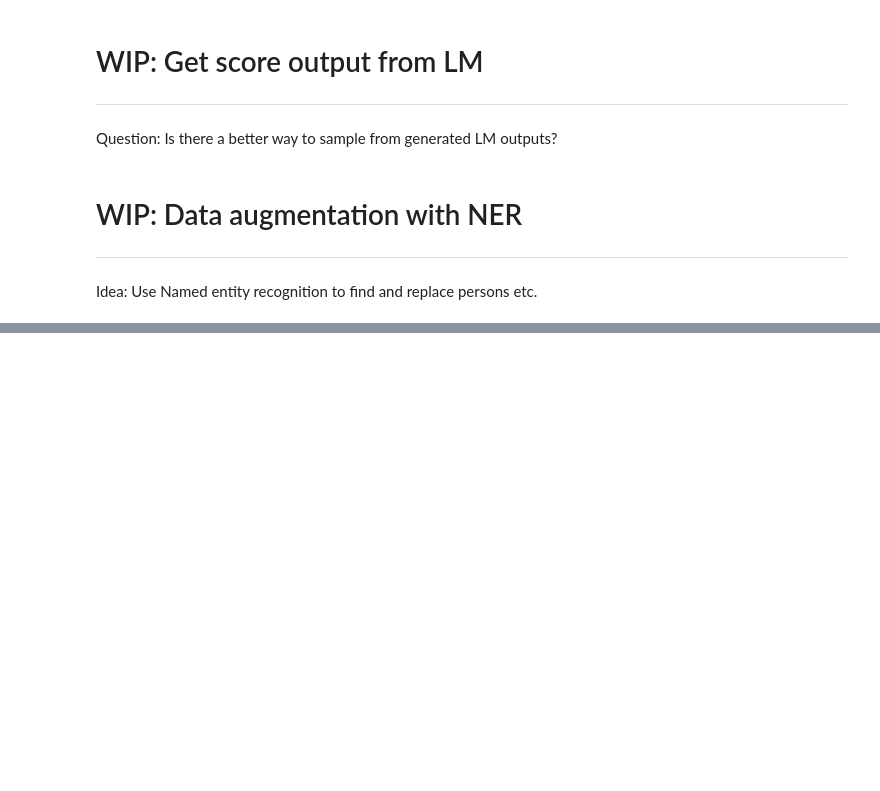
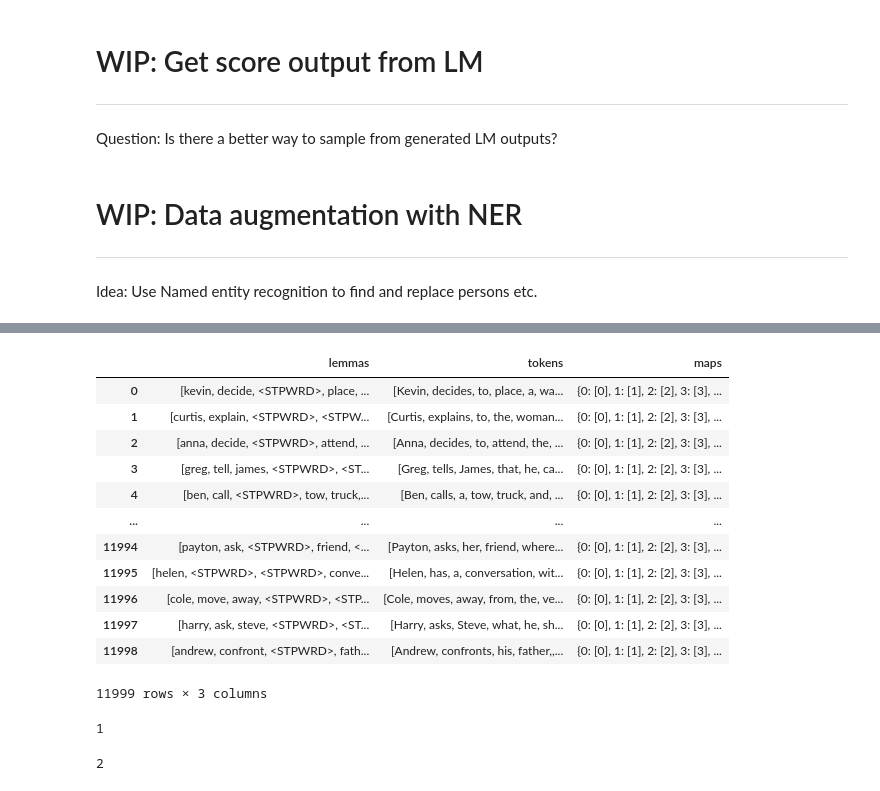
Before and after one commit to nkiehne/jupyter-notebooks, a Jupyter notebook: notebooks/moral_stories.ipynb, the cells around one changed output, grey strips where cells are left out. Drawn from its saved outputs; the diff is of its cells as text; code cells hidden in the pictures; blank space fills up the shorter version.

```diff
--- a/notebooks/moral_stories.ipynb
+++ b/notebooks/moral_stories.ipynb
@@ -245,0 +364,7 @@ from ailignment.datasets.moral_stories import get_action_lexical_bias_split, get
+# %%
+nlp = spacy.load('en_core_web_sm', disable=['parser', 'textcat'])
+STOP_WORDS = stopwords.words('english')
+stories = get_moral_stories()
+columns = ["moral_action", "immoral_action"]
+# %%
+series = stories[columns[0]]
@@ -245,0 +383,28 @@ from ailignment.datasets.moral_stories import get_action_lexical_bias_split, get
+# %%
+y = series.map(lambda x: _lemmatize(x, nlp, STOP_WORDS))
+# %%
+data = pd.DataFrame(y.to_list(), columns=["lemmas", "tokens", "maps"])
+# %%
+data
+# %% [output]
+|  | lemmas | tokens | maps |
+| 0 | [kevin, decide, <STPWRD>, place, ... | [Kevin, decides, to, place, a, wa... | {0: [0], 1: [1], 2: [2], 3: [3], ... |
+| 1 | [curtis, explain, <STPWRD>, <STPW... | [Curtis, explains, to, the, woman... | {0: [0], 1: [1], 2: [2], 3: [3], ... |
+| 2 | [anna, decide, <STPWRD>, attend, ... | [Anna, decides, to, attend, the, ... | {0: [0], 1: [1], 2: [2], 3: [3], ... |
+| 3 | [greg, tell, james, <STPWRD>, <ST... | [Greg, tells, James, that, he, ca... | {0: [0], 1: [1], 2: [2], 3: [3], ... |
+| 4 | [ben, call, <STPWRD>, tow, truck,... | [Ben, calls, a, tow, truck, and, ... | {0: [0], 1: [1], 2: [2], 3: [3], ... |
+| ... | ... | ... | ... |
+| 11994 | [payton, ask, <STPWRD>, friend, <... | [Payton, asks, her, friend, where... | {0: [0], 1: [1], 2: [2], 3: [3], ... |
+| 11995 | [helen, <STPWRD>, <STPWRD>, conve... | [Helen, has, a, conversation, wit... | {0: [0], 1: [1], 2: [2], 3: [3], ... |
+| 11996 | [cole, move, away, <STPWRD>, <STP... | [Cole, moves, away, from, the, ve... | {0: [0], 1: [1], 2: [2], 3: [3], ... |
+| 11997 | [harry, ask, steve, <STPWRD>, <ST... | [Harry, asks, Steve, what, he, sh... | {0: [0], 1: [1], 2: [2], 3: [3], ... |
+| 11998 | [andrew, confront, <STPWRD>, fath... | [Andrew, confronts, his, father,,... | {0: [0], 1: [1], 2: [2], 3: [3], ... |
+11999 rows × 3 columns
+# %%
+b
+# %% [output]
+1
+# %%
+c
+# %% [output]
+2
```
Also changed, not shown: parts of 15 cells of this notebook.
